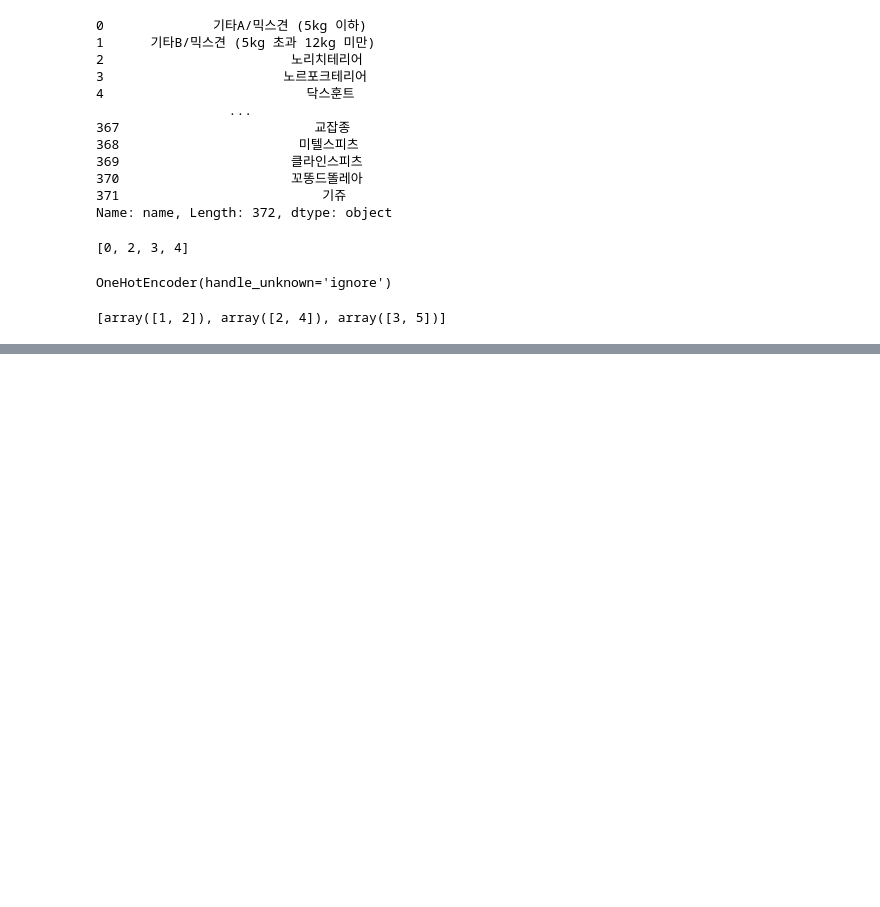
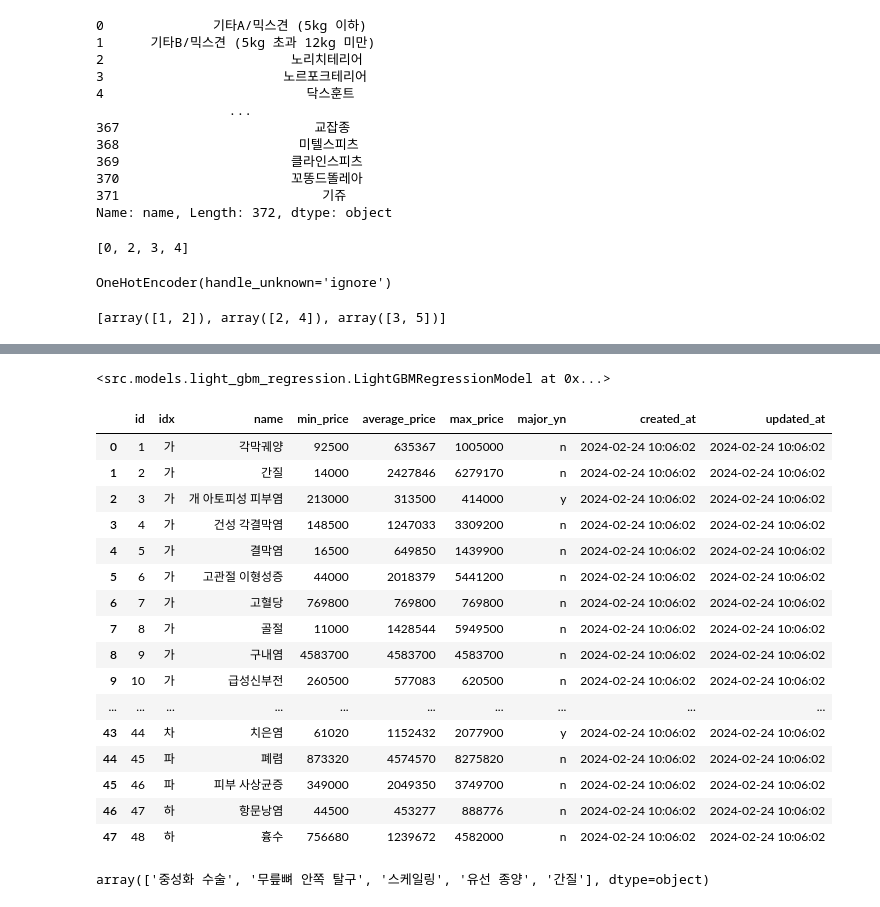
Before and after one commit to watanka/petcare-cost-prediction, a Jupyter notebook: notebook.ipynb, the cells around one changed output, grey strips where cells are left out. Cells and saved outputs as stored; diff of their text form; code cells hidden in the pictures; blank space fills up the shorter version.

```diff
--- a/notebook.ipynb
+++ b/notebook.ipynb
@@ -515,0 +476,28 @@ Name: count, dtype: int64
+# %%
+품종 - 성별 - 나이 = 자주 걸리는 질병 [자궁축농증: 평균 병원비, ]
+# %% [output]
+<src.models.light_gbm_regression.LightGBMRegressionModel at 0x...>
+# %%
+import pandas as pd
+
+disease_prices = pd.read_csv('resources/price_by_disease.tsv', sep='\t')
+# %%
+disease_prices
+# %% [output]
+|  | id | idx | name | min_price | average_price | max_price | major_yn | created_at | updated_at |
+| 0 | 1 | 가 | 각막궤양 | 92500 | 635367 | 1005000 | n | 2024-02-24 10:06:02 | 2024-02-24 10:06:02 |
+| 1 | 2 | 가 | 간질 | 14000 | 2427846 | 6279170 | n | 2024-02-24 10:06:02 | 2024-02-24 10:06:02 |
+| 2 | 3 | 가 | 개 아토피성 피부염 | 213000 | 313500 | 414000 | y | 2024-02-24 10:06:02 | 2024-02-24 10:06:02 |
+| 3 | 4 | 가 | 건성 각결막염 | 148500 | 1247033 | 3309200 | n | 2024-02-24 10:06:02 | 2024-02-24 10:06:02 |
+| 4 | 5 | 가 | 결막염 | 16500 | 649850 | 1439900 | n | 2024-02-24 10:06:02 | 2024-02-24 10:06:02 |
+| 5 | 6 | 가 | 고관절 이형성증 | 44000 | 2018379 | 5441200 | n | 2024-02-24 10:06:02 | 2024-02-24 10:06:02 |
+| 6 | 7 | 가 | 고혈당 | 769800 | 769800 | 769800 | n | 2024-02-24 10:06:02 | 2024-02-24 10:06:02 |
+| 7 | 8 | 가 | 골절 | 11000 | 1428544 | 5949500 | n | 2024-02-24 10:06:02 | 2024-02-24 10:06:02 |
+| 8 | 9 | 가 | 구내염 | 4583700 | 4583700 | 4583700 | n | 2024-02-24 10:06:02 | 2024-02-24 10:06:02 |
+| 9 | 10 | 가 | 급성신부전 | 260500 | 577083 | 620500 | n | 2024-02-24 10:06:02 | 2024-02-24 10:06:02 |
+| ... | ... | ... | ... | ... | ... | ... | ... | ... | ... |
+| 43 | 44 | 차 | 치은염 | 61020 | 1152432 | 2077900 | y | 2024-02-24 10:06:02 | 2024-02-24 10:06:02 |
+| 44 | 45 | 파 | 폐렴 | 873320 | 4574570 | 8275820 | n | 2024-02-24 10:06:02 | 2024-02-24 10:06:02 |
+| 45 | 46 | 파 | 피부 사상균증 | 349000 | 2049350 | 3749700 | n | 2024-02-24 10:06:02 | 2024-02-24 10:06:02 |
+| 46 | 47 | 하 | 항문낭염 | 44500 | 453277 | 888776 | n | 2024-02-24 10:06:02 | 2024-02-24 10:06:02 |
+| 47 | 48 | 하 | 흉수 | 756680 | 1239672 | 4582000 | n | 2024-02-24 10:06:02 | 2024-02-24 10:06:02 |
@@ -515,0 +506,4 @@ Name: count, dtype: int64
+# %%
+breed_cost[breed_cost['품종표']=='말티즈'].질병명.unique()
+# %% [output]
+array(['중성화 수술', '무릎뼈 안쪽 탈구', '스케일링', '유선 종양', '간질'], dtype=object)
```
Also changed, not shown: parts of 20 cells of this notebook, 5 other files.
